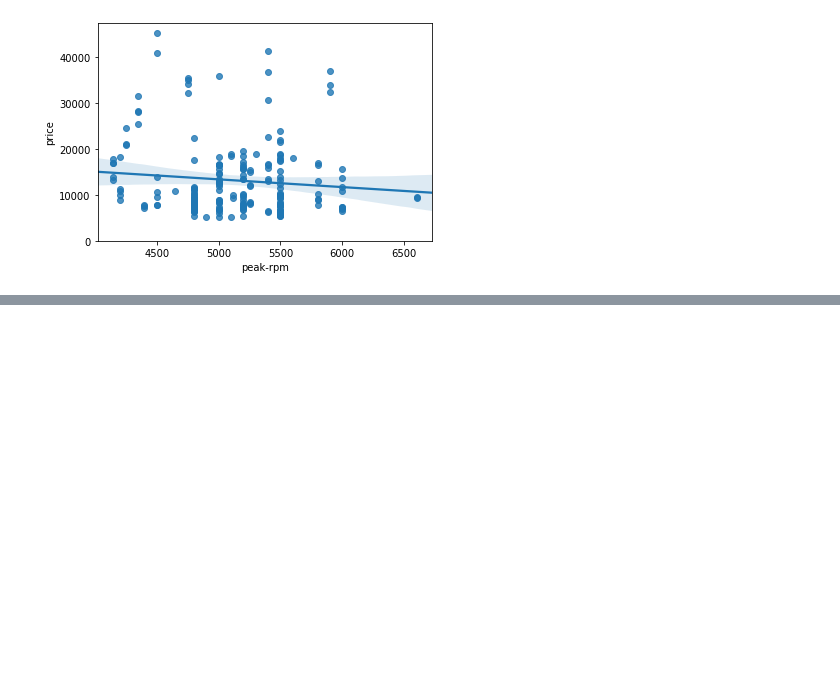
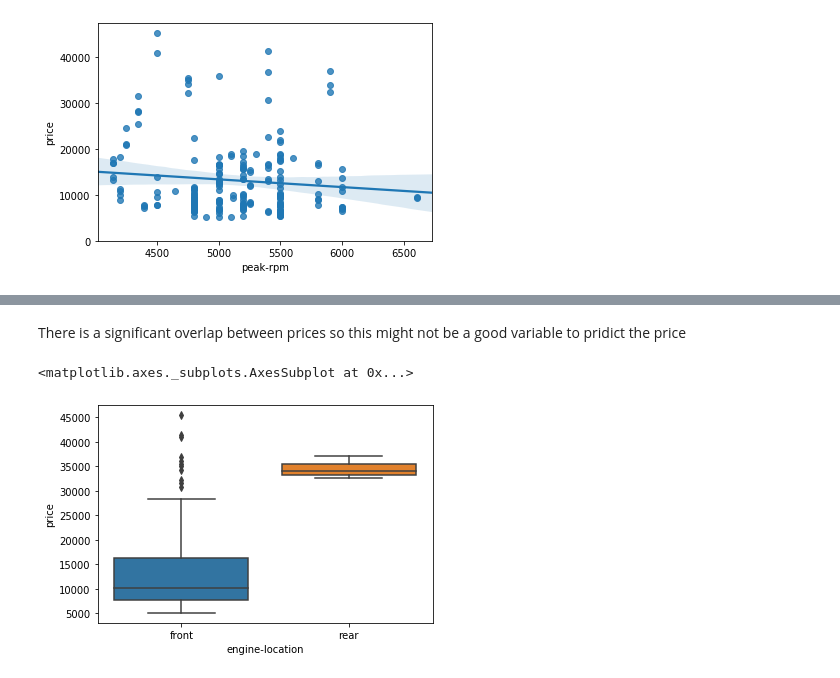
Before and after one commit to arorapankaj/cs_py_automobile_85, a Jupyter notebook: code/03_exploratory_data_analysis.ipynb, the cells around one changed output, grey strips where cells are left out. Drawn from its saved outputs; the diff is of its cells as text; code cells hidden in the pictures; blank space fills up the shorter version.

```diff
--- a/code/03_exploratory_data_analysis.ipynb
+++ b/code/03_exploratory_data_analysis.ipynb
@@ -102,0 +116,9 @@ plt.ylim(0,)
+# %% [markdown]
+There is a significant overlap between prices so this might not be a good variable to pridict the price
+# %%
+#dfAuto.describe(include = ['object'])
+# Plotting relationship betwen engine-location and price
+sns.boxplot(x = 'engine-location', y = 'price', data = dfAuto)
+# %% [output]
+<matplotlib.axes._subplots.AxesSubplot at 0x...>
+[figure, added]
```
Also changed, not shown: parts of 14 cells of this notebook.
